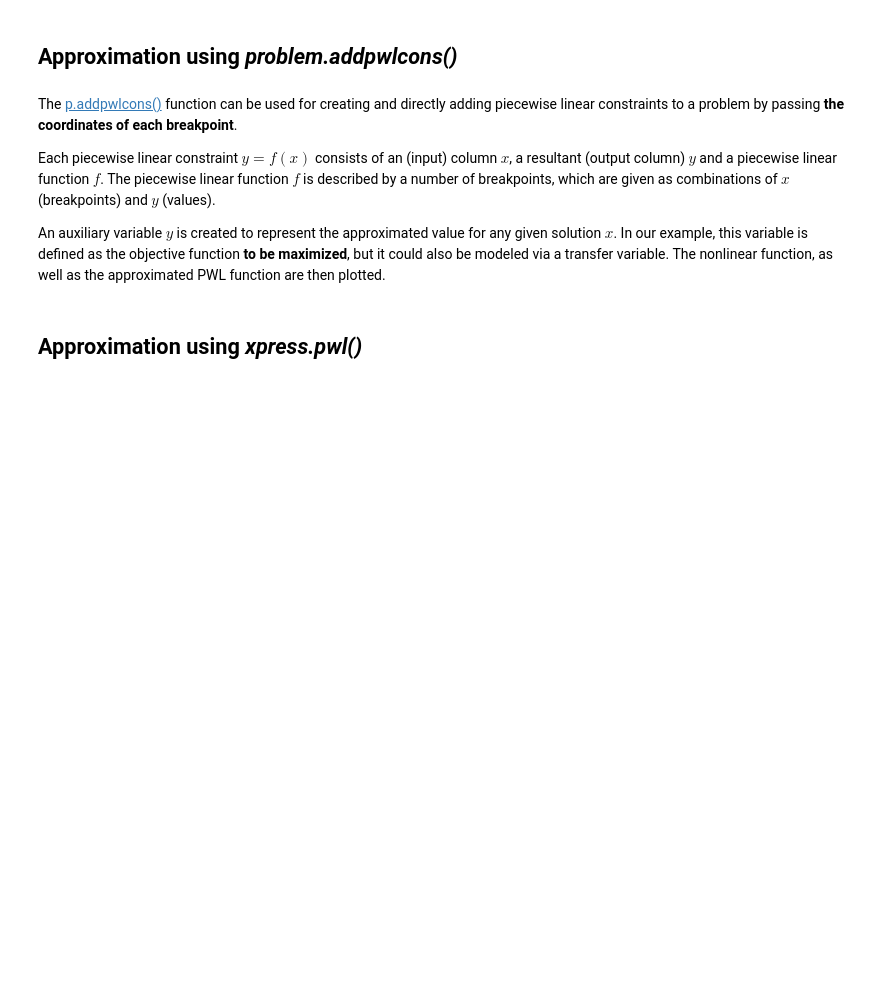
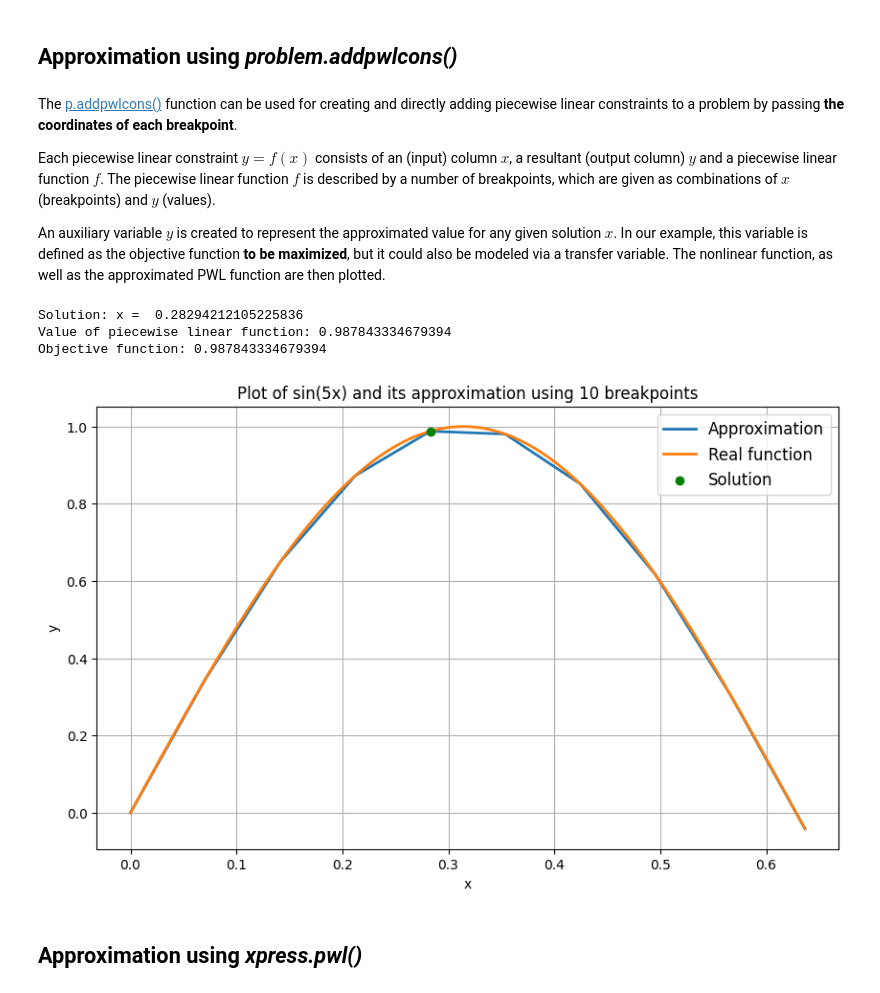
Before and after one commit to fico-xpress/python-notebooks, a Jupyter notebook: basic_api_examples/piecewise_linear.ipynb, the cells around one changed output. Cells and saved outputs as stored; diff of their text form; code cells hidden in the pictures; blank space fills up the shorter version.

```diff
--- a/basic_api_examples/piecewise_linear.ipynb
+++ b/basic_api_examples/piecewise_linear.ipynb
@@ -52,33 +52,40 @@ N = 10                                          # number of breakpoints
 freq = 5                                        # frequency
 breakpoints, values = create_segments(N, freq)  # breakpoints and values at breakpoints
 
 # Piecewise linear approximation using the p.addpwlcons() method
 pw = p.addVariable()  # auxiliary variable to represent the 'resultant' array and set as objective to maximize
 
 p.addpwlcons([x], [pw], [0], breakpoints, values)
 
 p.setObjective(pw, xp.maximize)
+
+p.controls.outputlog = 0 # Turn off output log for cleaner output
 
 p.optimize()
 
 print("Solution: x = ", p.getSolution(x))
 print("Value of piecewise linear function:", xp.evaluate(pw, problem=p))
 print("Objective function:", p.attributes.objval)
 
 # High-resolution plot of the function for comparison
 breakpoints_high, slopes_high = create_segments(10000, freq)
 
 # Plot the results
 plt.figure(figsize=(10, 6))
 plt.plot(breakpoints, values, label='Approximation', linewidth=2)
 plt.plot(breakpoints_high, slopes_high, label='Real function', linewidth=2)
 plt.scatter(p.getSolution(x), p.getSolution(pw), color='green', zorder=5, label='Solution')  # Add the point to the plot
 plt.xlabel('x')
 plt.ylabel('y')
 plt.title(f'Plot of sin({freq}x) and its approximation using {N} breakpoints')
 plt.legend(fontsize=12)
 plt.grid(True)
 plt.show()
+# %% [output]
+Solution: x =  0.28294212105225836
+Value of piecewise linear function: 0.987843334679394
+Objective function: 0.987843334679394
+[figure, added]
 # %% [markdown]
 ## Approximation using *xpress.pwl()*
 # %% [markdown]
```
Also changed, not shown: parts of 1 cell of this notebook, 13 other files.
